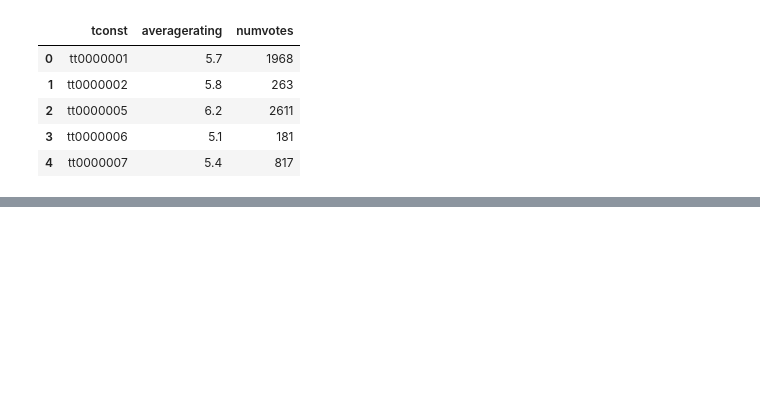
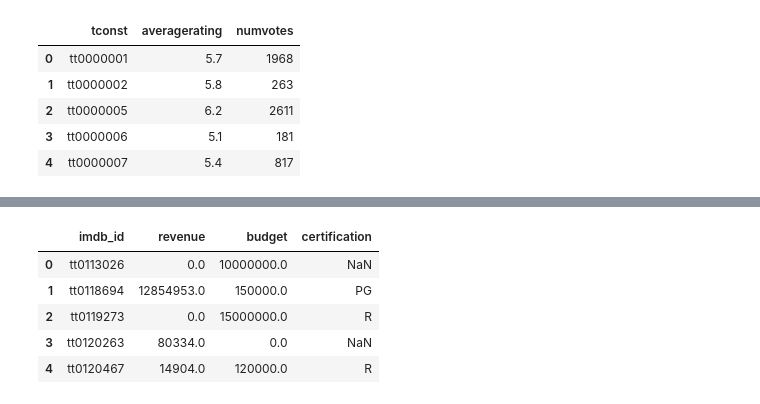
Before and after one commit to pmontecinos23/IMDb-Enrichment, a Jupyter notebook: Untitled.ipynb, the cells around one changed output, grey strips where cells are left out. Cells and saved outputs as stored; diff of their text form; code cells hidden in the pictures; blank space fills up the shorter version.

```diff
--- a/Untitled.ipynb
+++ b/Untitled.ipynb
@@ -46,0 +128,11 @@ FileNotFoundError: [Errno 2] No such file or directory: 'Data/tmdb_results_combi
+# %%
+# Dropping unneeded columns
+tmdb = tmdb[['imdb_id', 'revenue', 'budget', 'certification']]
+tmdb.head()
+# %% [output]
+|  | imdb_id | revenue | budget | certification |
+| 0 | tt0113026 | 0.0 | 10000000.0 | NaN |
+| 1 | tt0118694 | 12854953.0 | 150000.0 | PG |
+| 2 | tt0119273 | 0.0 | 15000000.0 | R |
+| 3 | tt0120263 | 80334.0 | 0.0 | NaN |
+| 4 | tt0120467 | 14904.0 | 120000.0 | R |
```
Also changed, not shown: parts of 7 cells of this notebook.
